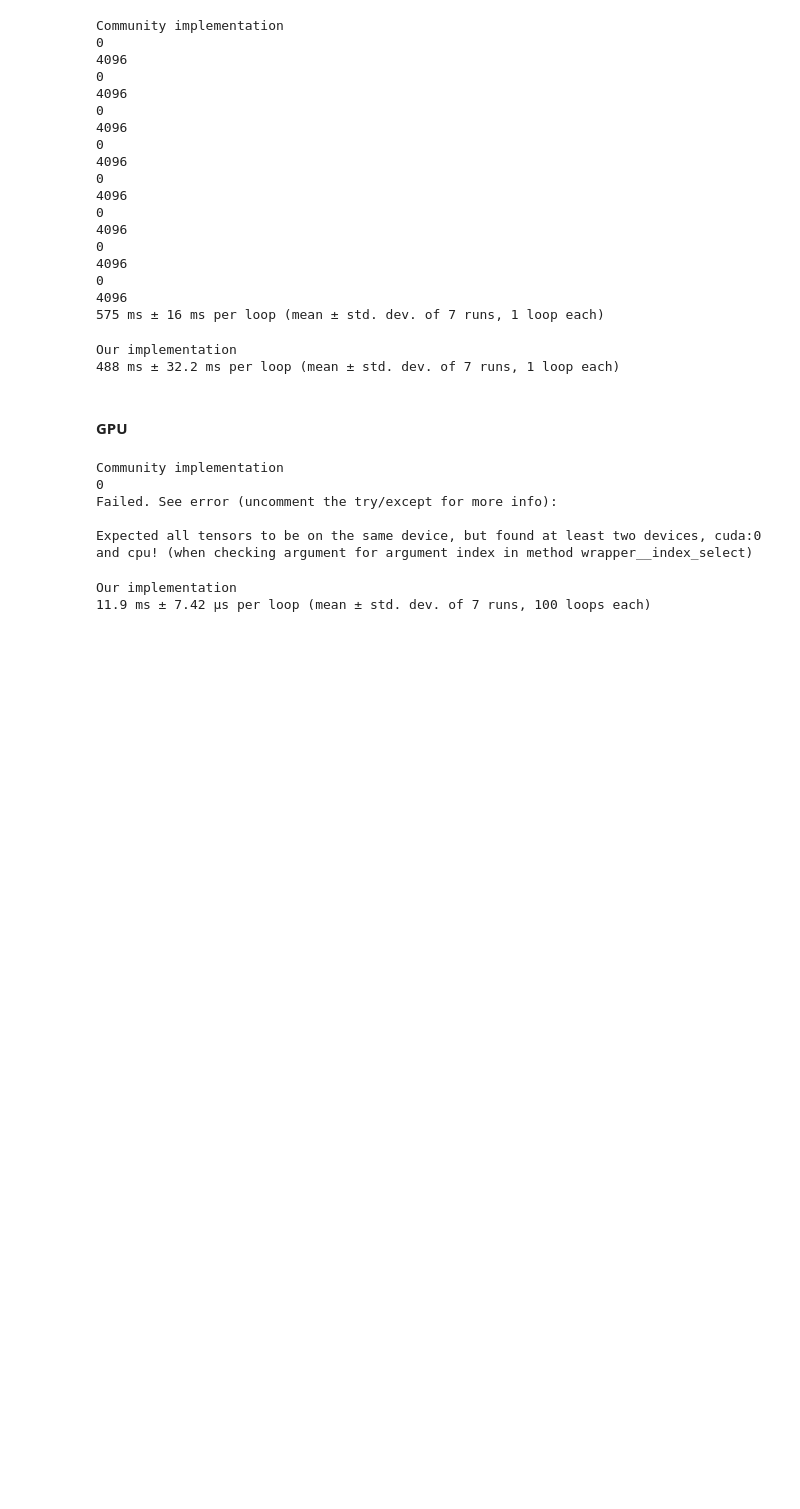
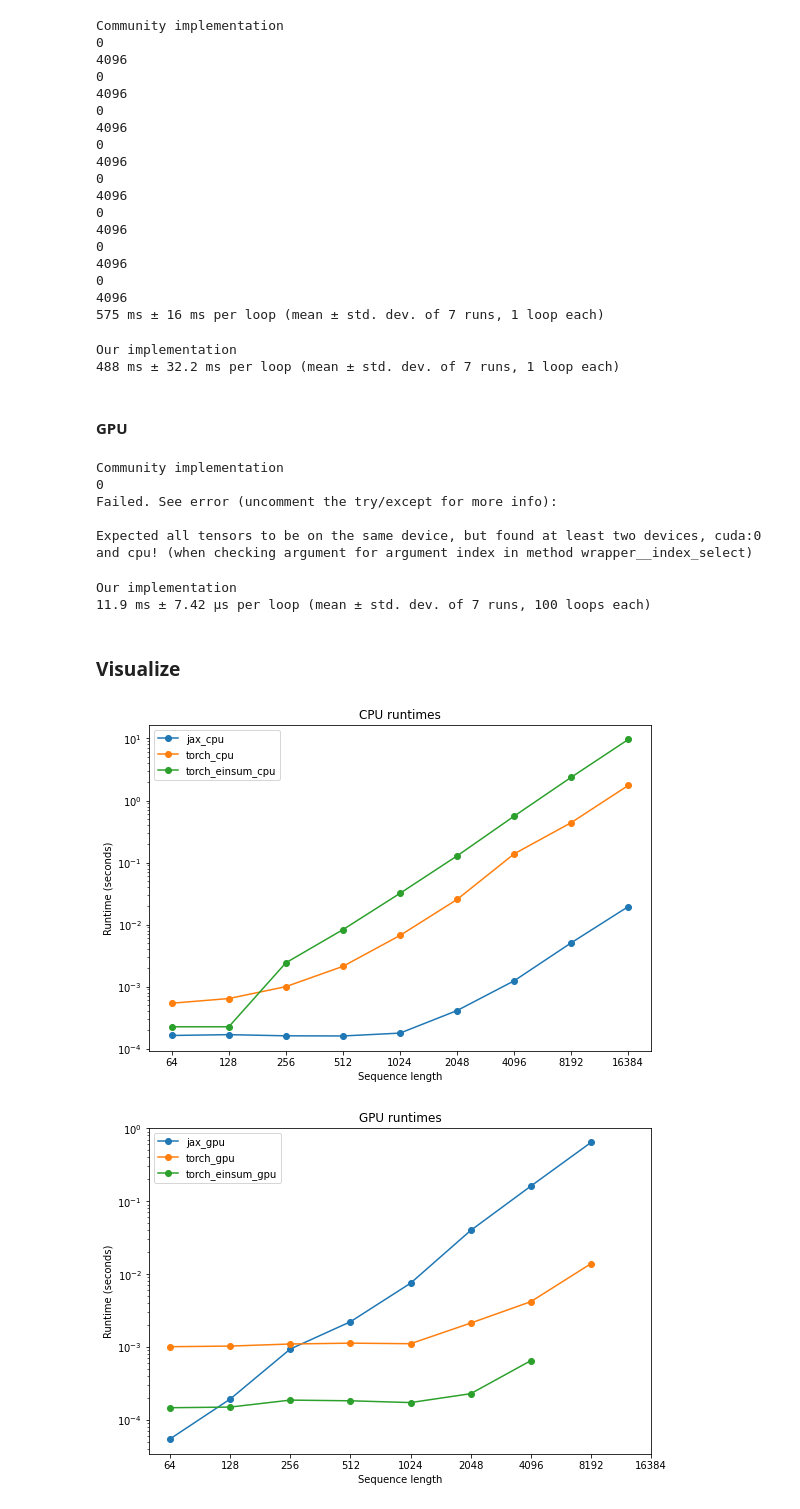
Before and after one commit to CHARM-Tx/linear_mem_attention_pytorch, a Jupyter notebook: examples/example_benchmark.ipynb, the cells around one changed output. Drawn from its saved outputs; the diff is of its cells as text; code cells hidden in the pictures; blank space fills up the shorter version.

Commit message:
adding benchmark plot

```diff
--- a/examples/example_benchmark.ipynb
+++ b/examples/example_benchmark.ipynb
@@ -238,3 +238,5 @@ print("Our implementation")
 # %% [output]
 Our implementation
 11.9 ms ± 7.42 µs per loop (mean ± std. dev. of 7 runs, 100 loops each)
+# %% [markdown]
+### Visualize
@@ -240,0 +247,24 @@ Our implementation
+# %%
+df = pd.read_csv("runtime_data_times.csv")
+df.head(10);
+# %%
+x = "cpu" # gpu
+# %%
+def get_plot(x):
+    plt.figure(figsize=(9, 6))
+    plt.title(f"{x.upper()} runtimes")
+    for var in [f"jax_{x}", f"torch_{x}", f"torch_einsum_{x}"]:
+        plt.plot(df[var].values, 'o-', label=var)
+
+    plt.ylabel("Runtime (seconds)")
+    plt.xlabel("Sequence length")
+    plt.xticks( np.arange(df.shape[0]), 2 ** (6 + np.arange(df.shape[0]) ) )
+    plt.yscale("log")
+    plt.legend()
+    # plt.grid()
+    plt.show()
+# %%
+get_plot("cpu"); get_plot("gpu")
+# %% [output]
+[figure, added]
+[figure, added]
```
Also changed, not shown: parts of 1 cell of this notebook, 9 other files.
